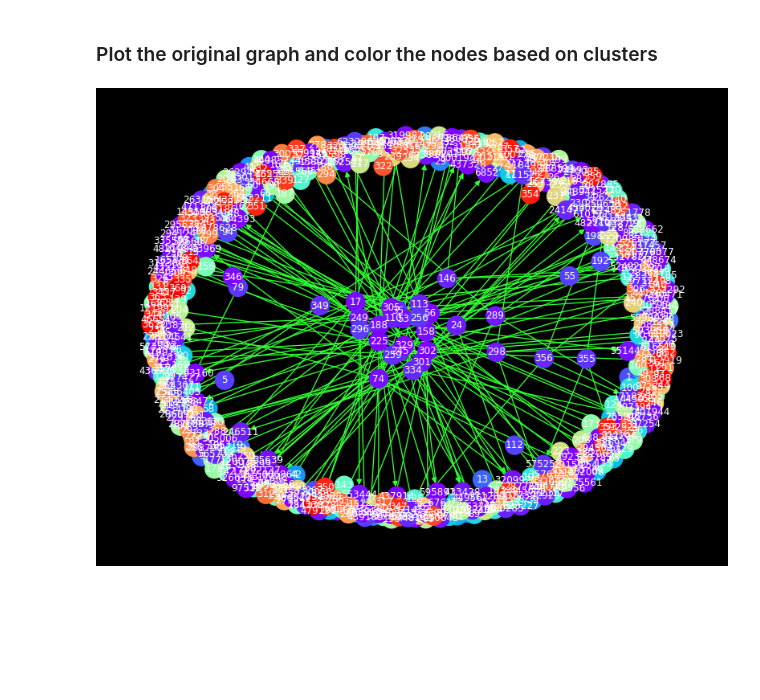
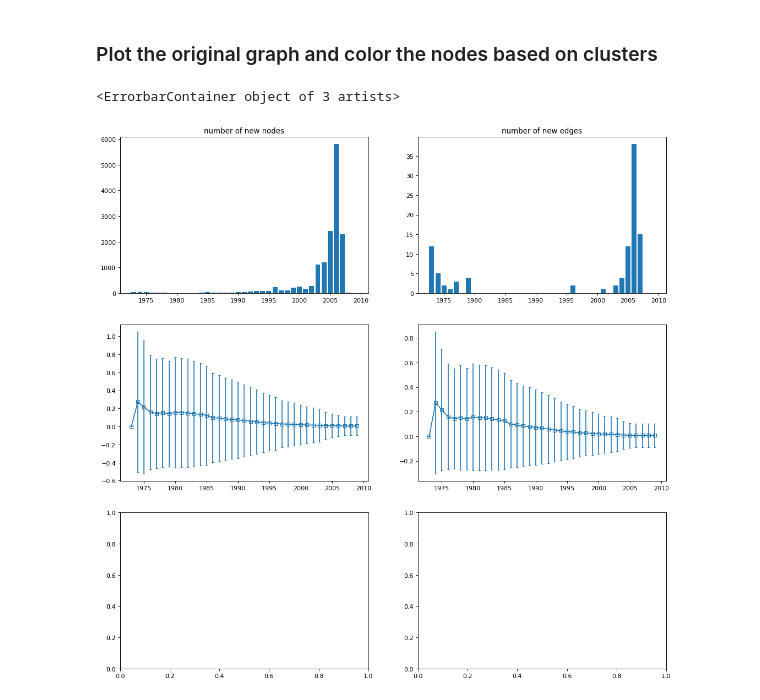
Before and after one commit to dnnagy/Infocom-networks, a Jupyter notebook: Problemset_2.ipynb, the cells around one changed output. Drawn from its saved outputs; the diff is of its cells as text; code cells hidden in the pictures; blank space fills up the shorter version.

```diff
--- a/Problemset_2.ipynb
+++ b/Problemset_2.ipynb
@@ -273,17 +284,17 @@ for idx, comp in enumerate(comps):
 node_values = [node_value_map[n] for n in G.nodes()]
 # %%
 # Plot the original with different colors for each connected subgraph
-cmap = plt.get_cmap('rainbow')
-fig = plt.figure(figsize=(8,6), dpi=96)
-nx.draw(
-    G,
-    cmap=cmap,
-    node_color=node_values,
-    with_labels=True,
-    edge_color=EDGE_COLOR,
-    font_size=9,
-    font_color=FONT_COLOR
-)
-fig.set_facecolor('k')
+if DRAW_FULL_GRAPHS:
+    cmap = plt.get_cmap('rainbow')
+    fig = plt.figure(figsize=(8,6), dpi=96)
+    nx.draw(
+        G,
+        cmap=cmap,
+        node_color=node_values,
+        node_size=100,
+        with_labels=True,
+        edge_color=EDGE_COLOR,
+        font_size=9,
+        font_color=FONT_COLOR
+    )
+    fig.set_facecolor('k')
-# %% [output]
-[figure, removed]
@@ -290,3 +344,39 @@ fig.set_facecolor('k')
+# %%
+fig, axes = plt.subplots(nrows=3, ncols=2, figsize=(16, 16), dpi=80)
+
+t = list(yearlystats.keys())
+axes[0][0].bar(
+    t,
+    [yearlystats[yr]['num_of_new_nodes'] for yr in t],
+    width=0.8
+)
+axes[0][0].set_title('number of new nodes')
+axes[0][1].bar(
+    t,
+    [yearlystats[yr]['num_of_new_edges'] for yr in t],
+    width=0.8
+)
+axes[0][1].set_title('number of new edges')
+
+axes[1][0].errorbar(
+    x=t,
+    y=[np.mean(yearlystats[yr]['in_degree_seq']) for yr in t],
+    yerr=[np.std(yearlystats[yr]['in_degree_seq']) for yr in t],
+    capsize=2,
+    marker='s',
+    fillstyle='none'
+)
+axes[1][1].errorbar(
+    x=t,
+    y=[np.mean(yearlystats[yr]['out_degree_seq']) for yr in t],
+    yerr=[np.std(yearlystats[yr]['out_degree_seq']) for yr in t],
+    capsize=2,
+    marker='s',
+    fillstyle='none'
+)
+# %% [output]
+<ErrorbarContainer object of 3 artists>
+[figure, added]
 # %%
 # Iteratively build up the full graph year by year.
 from itertools import groupby
```
Also changed, not shown: parts of 24 cells of this notebook, 1 other file.
